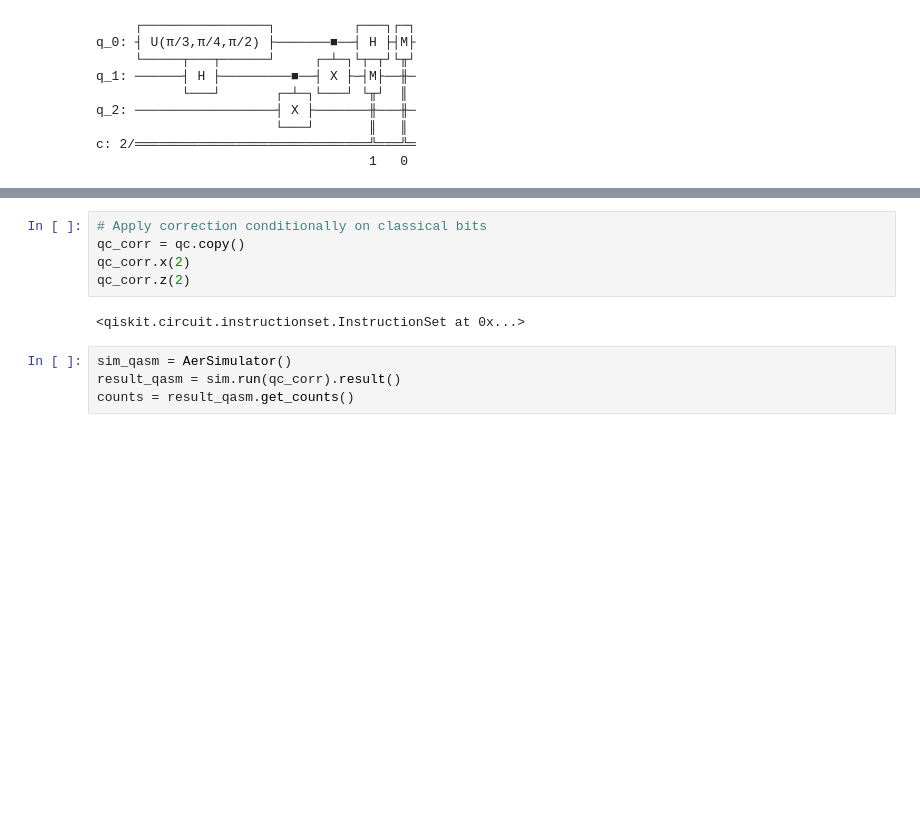
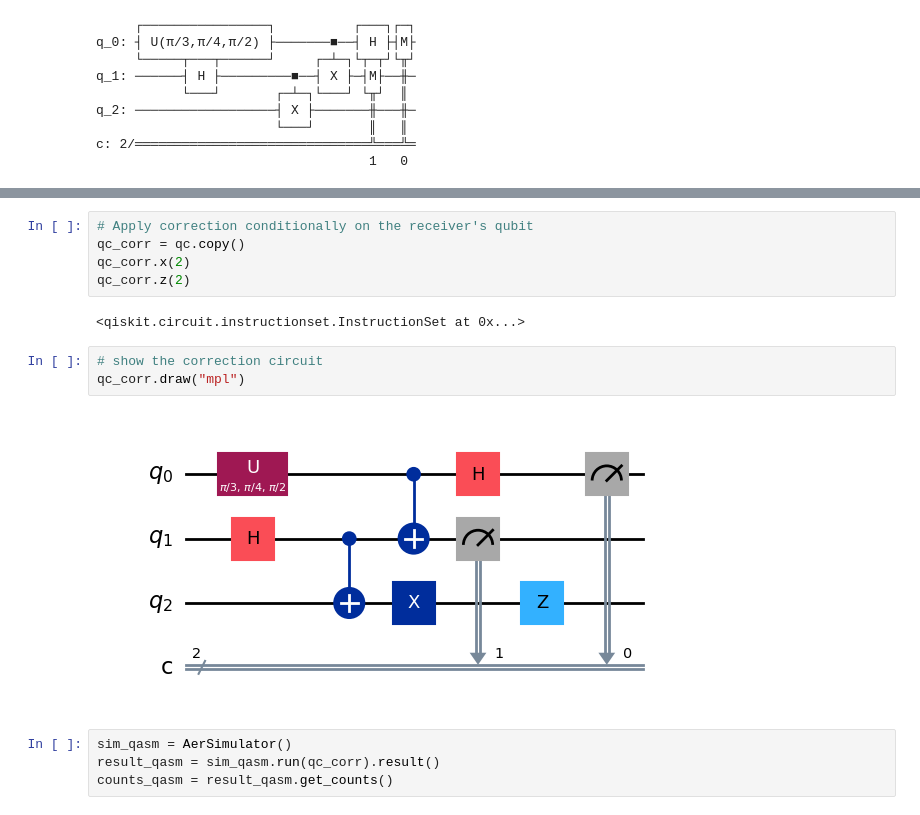
Before and after one commit to seokw-Ryan/qiskit-notes, a Jupyter notebook: practice/quantum_teleportation_protocol.ipynb, the cells around one changed output, grey strips where cells are left out. Cells and saved outputs as stored; diff of their text form; blank space fills up the shorter version.

```diff
--- a/practice/quantum_teleportation_protocol.ipynb
+++ b/practice/quantum_teleportation_protocol.ipynb
@@ -71,11 +71,16 @@ plot_histogram(counts)
 # %%
-# Apply correction conditionally on classical bits
+# Apply correction conditionally on the receiver's qubit
 qc_corr = qc.copy()
 qc_corr.x(2)
 qc_corr.z(2)
 # %% [output]
 <qiskit.circuit.instructionset.InstructionSet at 0x...>
+# %%
+# show the correction circuit
+qc_corr.draw("mpl")
+# %% [output]
+[figure, added]
 # %%
 sim_qasm = AerSimulator()
-result_qasm = sim.run(qc_corr).result()
-counts = result_qasm.get_counts()
+result_qasm = sim_qasm.run(qc_corr).result()
+counts_qasm = result_qasm.get_counts()
```
Also changed, not shown: parts of 5 cells of this notebook.
